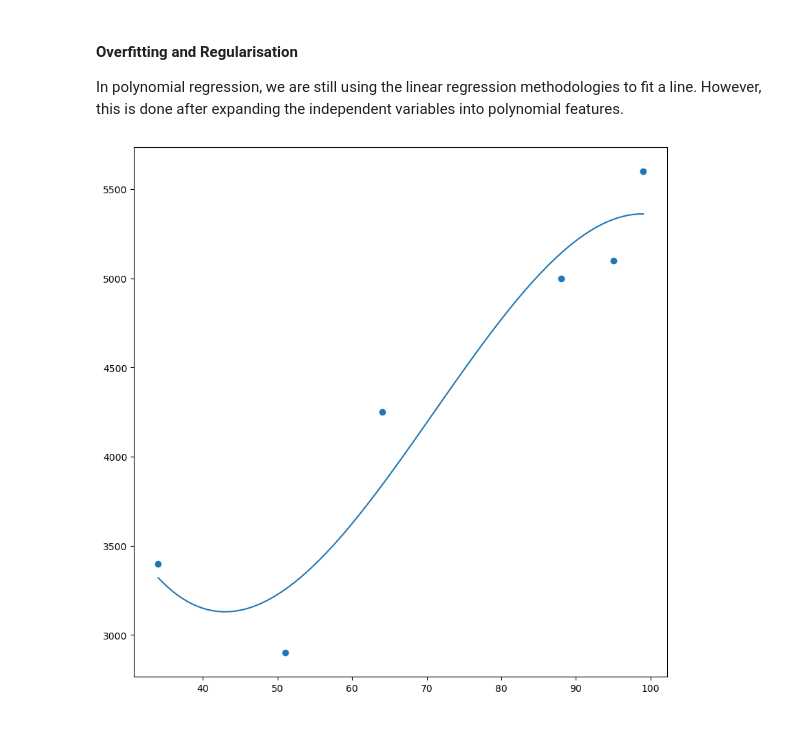
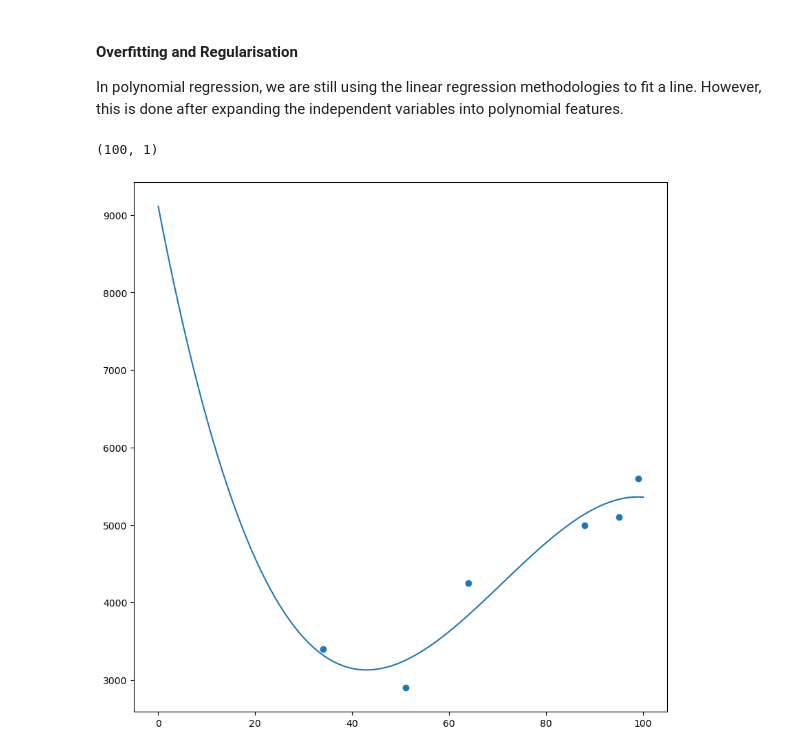
Before and after one commit to adamlewy3/Python-Projects, a Jupyter notebook: APress ML Book/8. Tuning Supervised Learners.ipynb, the cells around one changed output. Saved outputs shown, nothing was run; the diff lists cells and outputs as text; code cells hidden in the pictures.

```diff
--- a/APress ML Book/8. Tuning Supervised Learners.ipynb
+++ b/APress ML Book/8. Tuning Supervised Learners.ipynb
@@ -215,22 +215,28 @@ In polynomial regression, we are still using the linear regression methodologies
 # %%
 from sklearn.linear_model import LinearRegression
 from sklearn.preprocessing import PolynomialFeatures
 data = pd.DataFrame({"marks":[34,51,64,88,95,99], "salary":[3400,2900,4250,5000,5100,5600]})
 X = data[['marks']].values
 y=data['salary'].values
 poly = PolynomialFeatures(3)
 X2 = poly.fit_transform(X)
 #New array X1 of shape (6,4) which are created from x^0, X^1,X^2, X^3
 
 reg = LinearRegression()
 reg.fit(X2, y)
-X_seq = np.linspace(X.min(), X.max(), 100).reshape(-1,1)
+X_seq = np.linspace(0,100, 100).reshape(-1,1)
+print(X_seq.shape)
+y_constant = np.array([(4500) for i in range(100)])
 X_seq_1 = poly.fit_transform(X_seq)
 y_seq = reg.predict(X_seq_1)
 
 plt.figure()
 plt.scatter(X,y)
 plt.plot(X_seq, y_seq)
 plt.show()
+
+#Shows the overfitting of the model.
+#We made the model more complex to fit the data too well.
 # %% [output]
+(100, 1)
-[figure, old version]
+[figure, new version]
```
Also changed, not shown: parts of 2 cells of this notebook.
